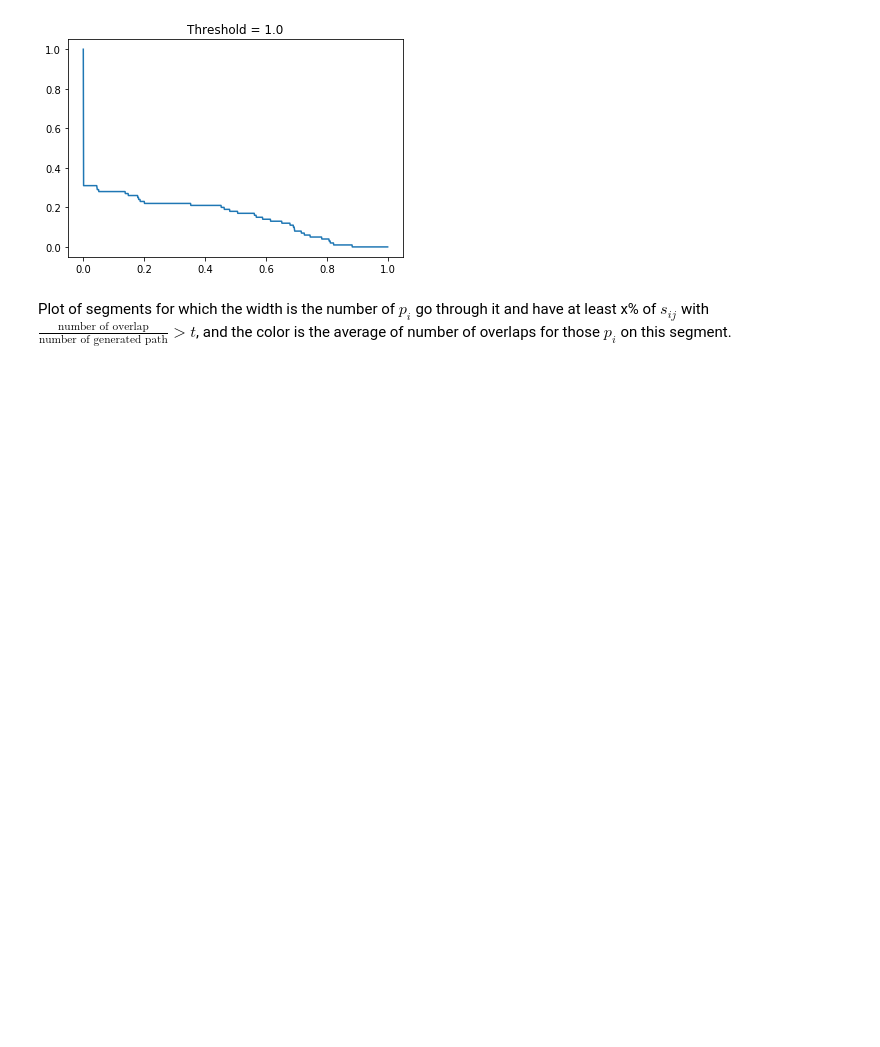
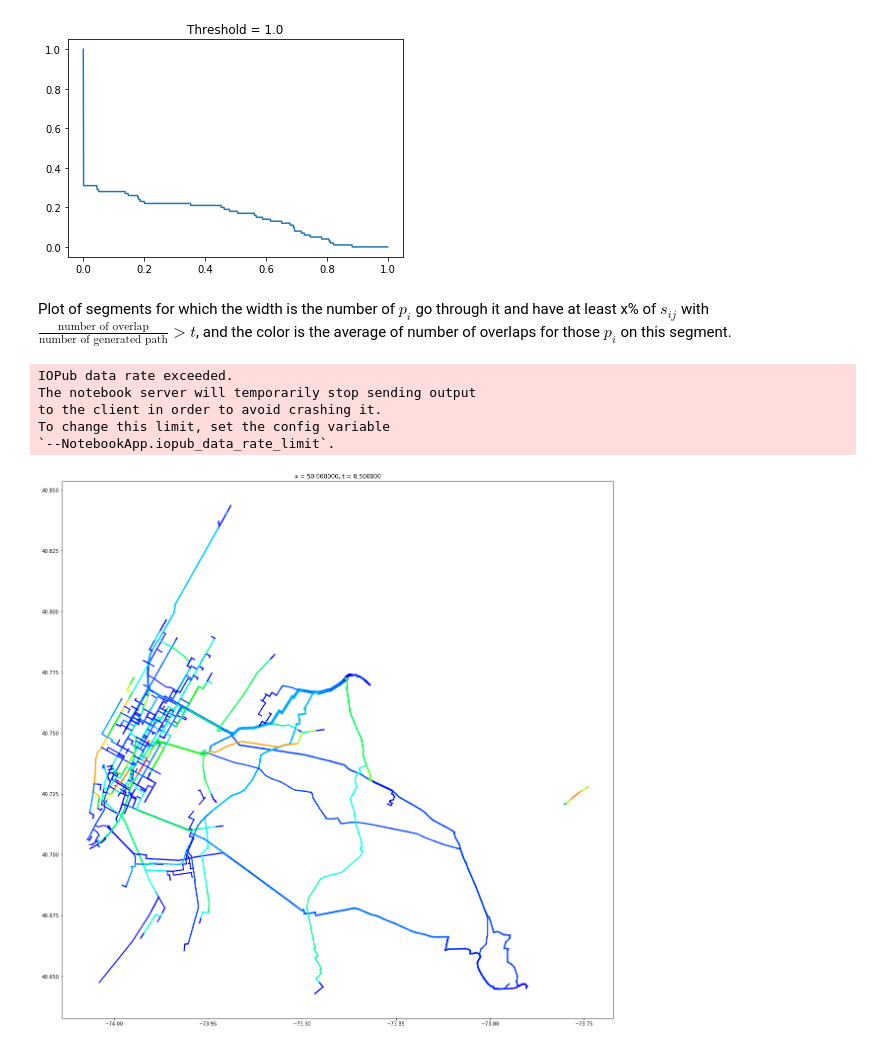
Before and after one commit to TrafficPrivacy/ServerClient, a Jupyter notebook: data/ny_visualize.ipynb, the cells around one changed output. Saved outputs shown, nothing was run; the diff lists cells and outputs as text; code cells hidden in the pictures; blank space fills up the shorter version.

```diff
--- a/data/ny_visualize.ipynb
+++ b/data/ny_visualize.ipynb
@@ -172,22 +171,27 @@ with open("path.csv", "r") as f:
 Plot of segments for which the width is the number of $p_i$ go through it and have at least x% of $s_{ij}$ with $\frac{\text{number of overlap}}{\text{number of generated path}} > t$, and the color is the average of number of overlaps for those $p_i$ on this segment.
 # %%
 ts = np.arange(0, 1.1, 0.1)
-seg_id_map = {}
 x = 50
 t = 0.5
-with open("segment-10000.csv", "r") as f:
-    f.readline()
-    lines = f.readlines()
-    for line in lines:
-        elements = line.split(",")
-        seg_id_map[int(elements[0])] = (
-            float(elements[1]), float(elements[2]),
-            float(elements[3]), float(elements[4]),
-            int(elements[5]), int(elements[6])
-        )
+
+def get_seg_id_map(file_path):
+    seg_id_map = {}
+    with open(file_path, "r") as f:
+        f.readline()
+        lines = f.readlines()
+        for line in lines:
+            elements = line.split(",")
+            seg_id_map[int(elements[0])] = (
+                float(elements[1]), float(elements[2]),
+                float(elements[3]), float(elements[4]),
+                int(elements[5]), int(elements[6])
+            )
+    return seg_id_map
+
+seg_id_map = get_seg_id_map("segment.csv")
 
 splitted_lines = None
-with open("path-10000.csv", "r") as f:
+with open("path.csv", "r") as f:
     f.readline()
     lines = f.readlines()
     splitted_lines = [line.split(",") for line in lines ]
@@ -219,30 +223,37 @@ def get_seg_stats(splitted_lines, x, t):
                 seg_id = line[i * 2]
                 if not (seg_id in seg_popularity_counter):
                     seg_popularity_counter[seg_id] = 0
                 seg_popularity_counter[seg_id] += 1  ## This path goes through the segment
     return seg_popularity_counter, seg_total_overlap_counter
 
 def draw_this_map(x, t, seg_id_map, splitted_lines):
     seg_popularity_counter, seg_total_overlap_counter = get_seg_stats(splitted_lines, x, t)
     segments = []
     for seg_id in seg_id_map:
         segment_info = seg_id_map[seg_id]
         if seg_id in seg_popularity_counter:
             num_path = seg_popularity_counter[seg_id]
         else:
             num_path = 0
         if (seg_id in seg_total_overlap_counter) and num_path > 0:
             num_overlaps = seg_total_overlap_counter[seg_id] / num_path
         else:
             num_overlaps = 0
         segments.append([
             segment_info[0], segment_info[1],
             segment_info[2], segment_info[3],
             num_path, num_overlaps
         ])
 
     plot_map(np.array(segments, dtype=np.float64))
     plt.title("x = %f, t = %f" % (x, t))
     plt.show()
 
 draw_this_map(x, t, seg_id_map, splited_lines)
+# %% [output]
+IOPub data rate exceeded.
+The notebook server will temporarily stop sending output
+to the client in order to avoid crashing it.
+To change this limit, set the config variable
+`--NotebookApp.iopub_data_rate_limit`.
+[figure, added]
```
Also changed, not shown: parts of 5 cells of this notebook.
